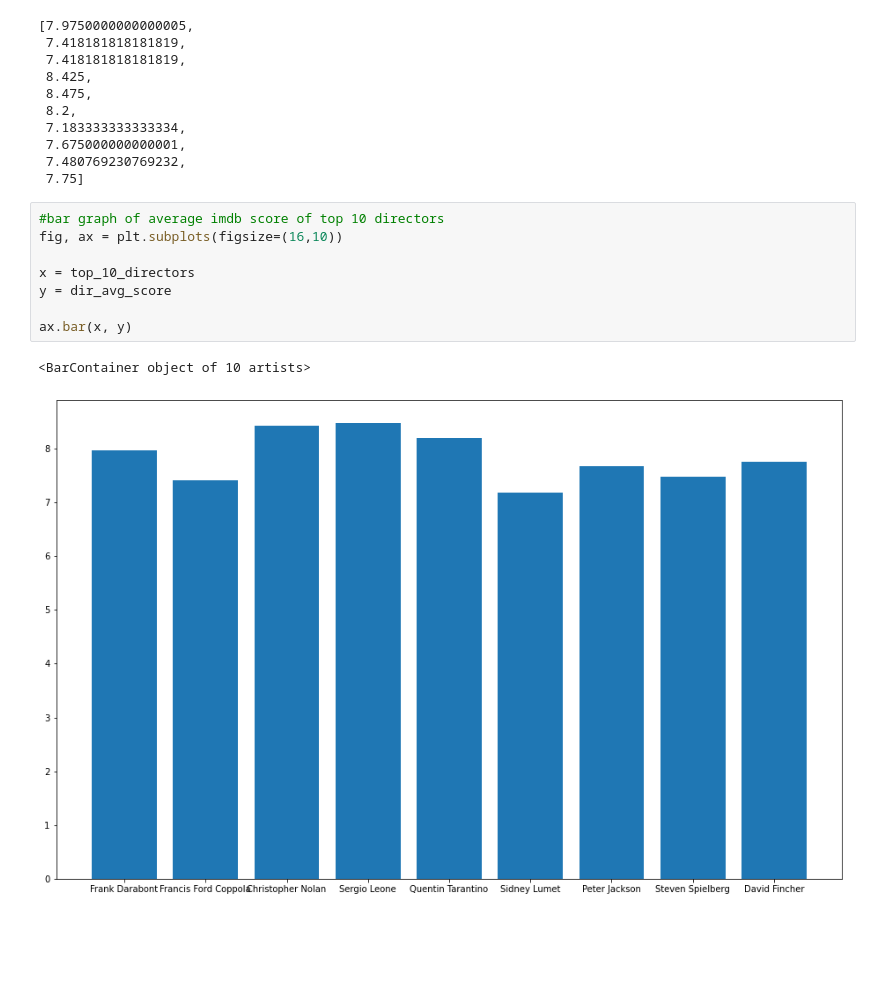
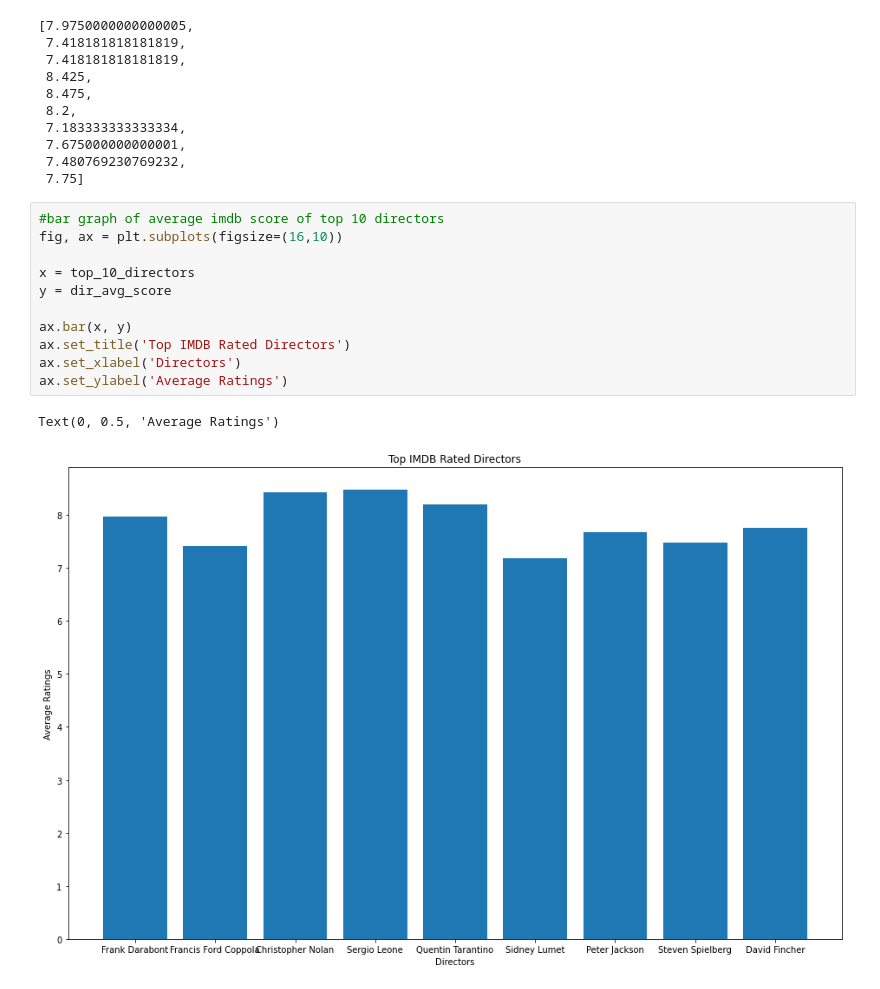
Before and after one commit to KPMcDonough49/dsc-phase-1-project, a Jupyter notebook: vc_working_notebooks/imdb_kaggle_cleaning.ipynb, the cells around one changed output. Drawn from its saved outputs; the diff is of its cells as text; blank space fills up the shorter version.

```diff
--- a/vc_working_notebooks/imdb_kaggle_cleaning.ipynb
+++ b/vc_working_notebooks/imdb_kaggle_cleaning.ipynb
@@ -79,11 +111,14 @@ dir_avg_score
 # %%
 #bar graph of average imdb score of top 10 directors
 fig, ax = plt.subplots(figsize=(16,10))
 
 x = top_10_directors
 y = dir_avg_score
 
 ax.bar(x, y)
+ax.set_title('Top IMDB Rated Directors')
+ax.set_xlabel('Directors')
+ax.set_ylabel('Average Ratings')
 # %% [output]
-<BarContainer object of 10 artists>
+Text(0, 0.5, 'Average Ratings')
-[figure, old version]
+[figure, new version]
```
Also changed, not shown: parts of 14 cells of this notebook, 1 other file.
